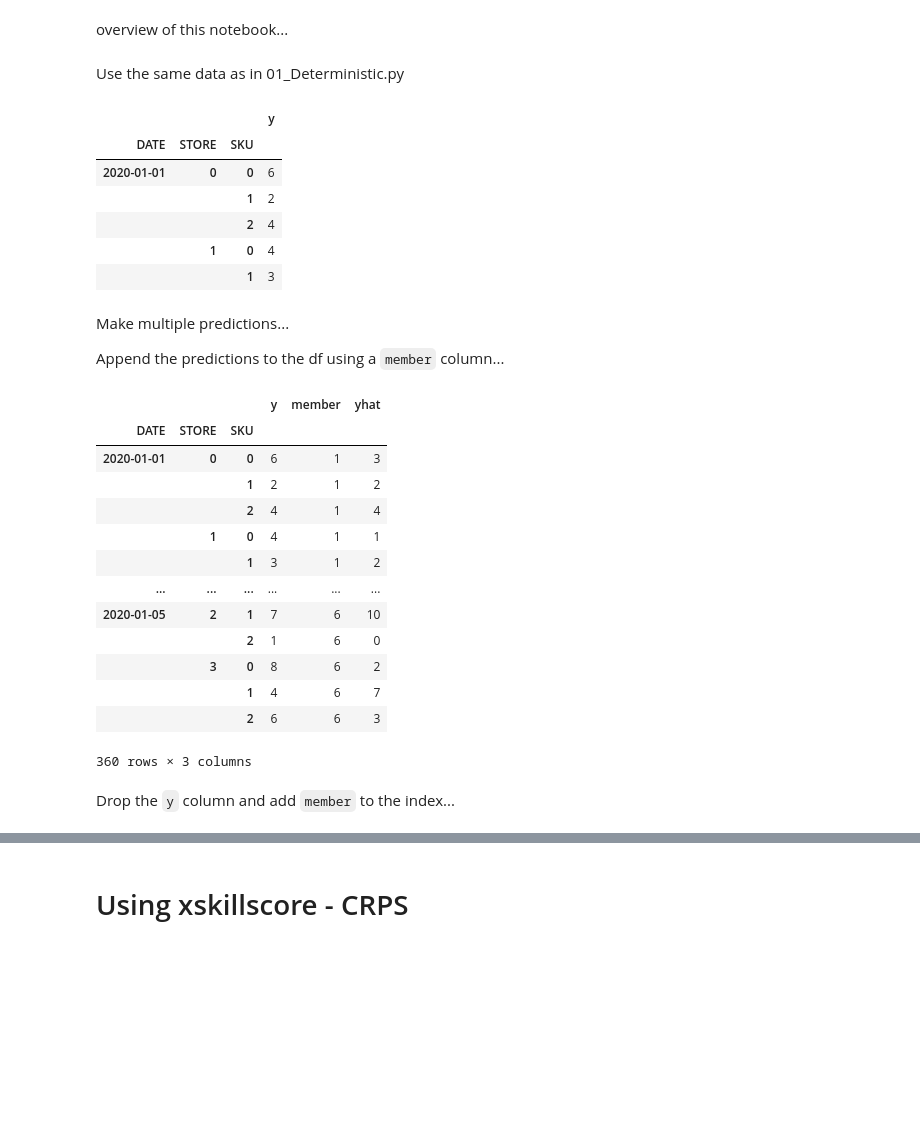
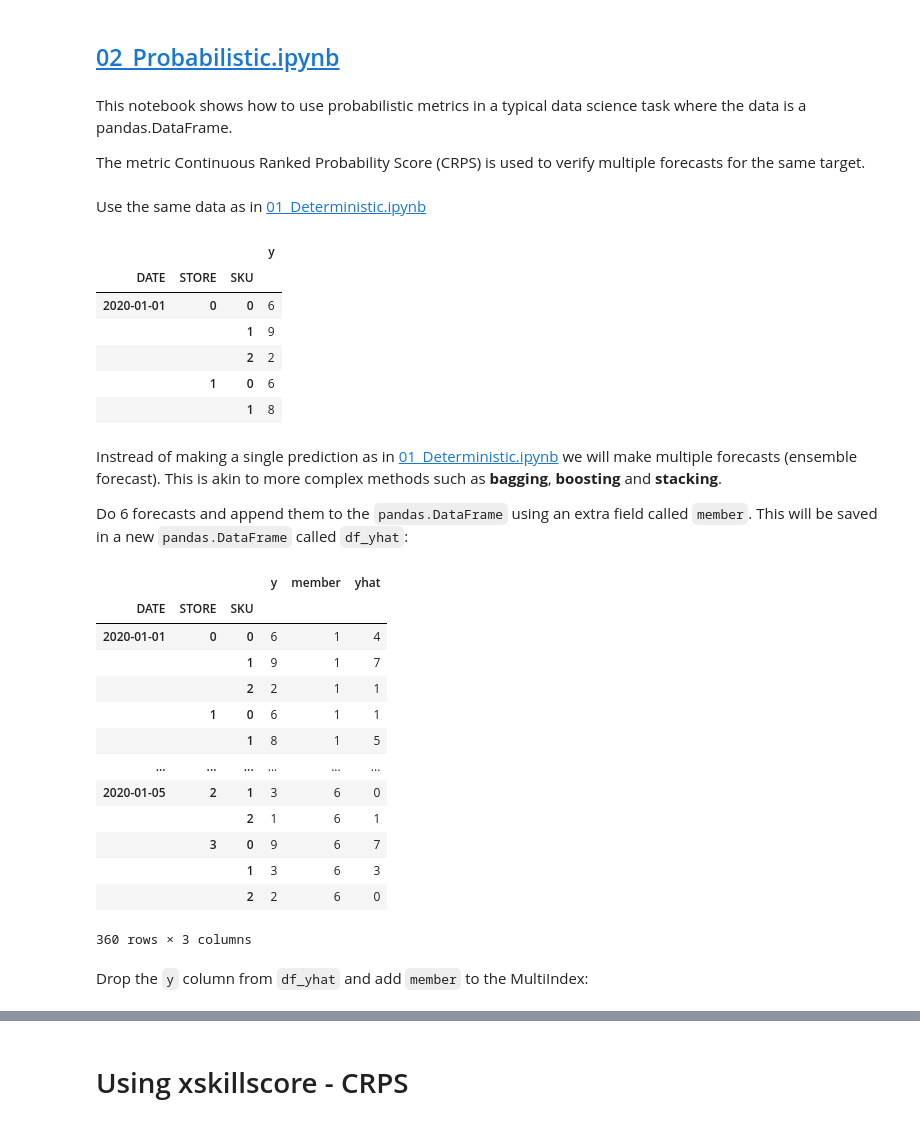
Before and after one commit to raybellwaves/xskillscore-tutorial, a Jupyter notebook: 02_Probabilistic.ipynb, the cells around one changed output, grey strips where cells are left out. Saved outputs shown, nothing was run; the diff lists cells and outputs as text; code cells hidden in the pictures; blank space fills up the shorter version.

```diff
--- a/02_Probabilistic.ipynb
+++ b/02_Probabilistic.ipynb
@@ -1,47 +1,51 @@
-# %% [markdown]
-overview of this notebook...
+# %% [markdown]
+## [02_Probabilistic.ipynb](https://github.com/raybellwaves/xskillscore-tutorial/blob/master/02_Probabilistic.ipynb)
+# %% [markdown]
+This notebook shows how to use probabilistic metrics in a typical data science task where the data is a pandas.DataFrame.
+
+The metric Continuous Ranked Probability Score (CRPS) is used to verify multiple forecasts for the same target.
 # %%
 import xarray as xr
 import pandas as pd
 import numpy as np
 import xskillscore as xs
 # %% [markdown]
-Use the same data as in 01_Deterministic.py
+Use the same data as in [01_Deterministic.ipynb](https://github.com/raybellwaves/xskillscore-tutorial/blob/master/01_Determinisitic.ipynb)
 # %%
 stores = np.arange(4)
 skus = np.arange(3)
 dates = pd.date_range("1/1/2020", "1/5/2020", freq="D")
 
 rows = []
 for _, date in enumerate(dates):
     for _, store in enumerate(stores):
         for _, sku in enumerate(skus):
             rows.append(
                 dict(
                     {
                         "DATE": date,
                         "STORE": store,
                         "SKU": sku,
-                        "QUANTITY_SOLD": np.random.randint(10),
+                        "QUANTITY_SOLD": np.random.randint(9) + 1,
                     }
                 )
             )
 df = pd.DataFrame(rows)
 df.rename(columns={"QUANTITY_SOLD": "y"}, inplace=True)
 df.set_index(['DATE', 'STORE', 'SKU'], inplace=True)
 df.head()
 # %% [output]
 |  |  |  | y |
 | DATE | STORE | SKU |  |
 | 2020-01-01 | 0 | 0 | 6 |
-|  |  | 1 | 2 |
-|  |  | 2 | 4 |
-|  | 1 | 0 | 4 |
-|  |  | 1 | 3 |
+|  |  | 1 | 9 |
+|  |  | 2 | 2 |
+|  | 1 | 0 | 6 |
+|  |  | 1 | 8 |
-# %% [markdown]
-Make multiple predictions...
-
-Append the predictions to the df using a `member` column...
+# %% [markdown]
+Instread of making a single prediction as in [01_Deterministic.ipynb](https://github.com/raybellwaves/xskillscore-tutorial/blob/master/01_Determinisitic.ipynb) we will make multiple forecasts (ensemble forecast). This is akin to more complex methods such as **bagging**, **boosting** and **stacking**.
+
+Do 6 forecasts and append them to the `pandas.DataFrame` using an extra field called `member`. This will be saved in a new `pandas.DataFrame` called `df_yhat`:
 # %%
 tmp = df.copy()
 for i in range(1, 7):
@@ -56,20 +60,20 @@ df_yhat
 # %% [output]
 |  |  |  | y | member | yhat |
 | DATE | STORE | SKU |  |  |  |
-| 2020-01-01 | 0 | 0 | 6 | 1 | 3 |
-|  |  | 1 | 2 | 1 | 2 |
-|  |  | 2 | 4 | 1 | 4 |
-|  | 1 | 0 | 4 | 1 | 1 |
-|  |  | 1 | 3 | 1 | 2 |
+| 2020-01-01 | 0 | 0 | 6 | 1 | 4 |
+|  |  | 1 | 9 | 1 | 7 |
+|  |  | 2 | 2 | 1 | 1 |
+|  | 1 | 0 | 6 | 1 | 1 |
+|  |  | 1 | 8 | 1 | 5 |
 | ... | ... | ... | ... | ... | ... |
-| 2020-01-05 | 2 | 1 | 7 | 6 | 10 |
-|  |  | 2 | 1 | 6 | 0 |
-|  | 3 | 0 | 8 | 6 | 2 |
-|  |  | 1 | 4 | 6 | 7 |
-|  |  | 2 | 6 | 6 | 3 |
+| 2020-01-05 | 2 | 1 | 3 | 6 | 0 |
+|  |  | 2 | 1 | 6 | 1 |
+|  | 3 | 0 | 9 | 6 | 7 |
+|  |  | 1 | 3 | 6 | 3 |
+|  |  | 2 | 2 | 6 | 0 |
 360 rows × 3 columns
 # %% [markdown]
-Drop the `y` column and add `member` to the index...
+Drop the `y` column from `df_yhat` and add `member` to the MultiIndex:
 # %%
 df_yhat.drop('y', axis=1, inplace=True)
 df_yhat.set_index(['member'], append=True, inplace=True)
```
Also changed, not shown: parts of 19 cells of this notebook, 1 other file.
